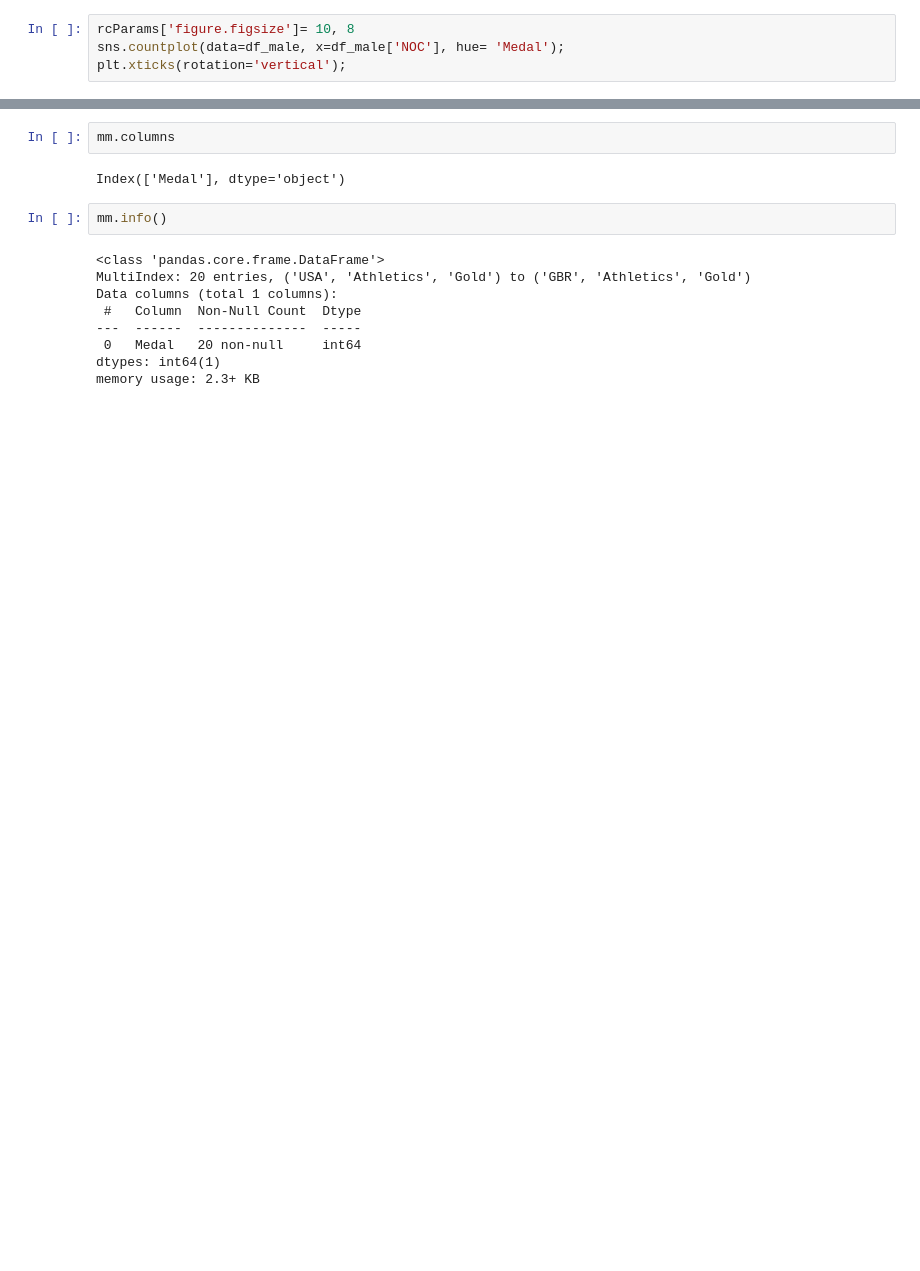
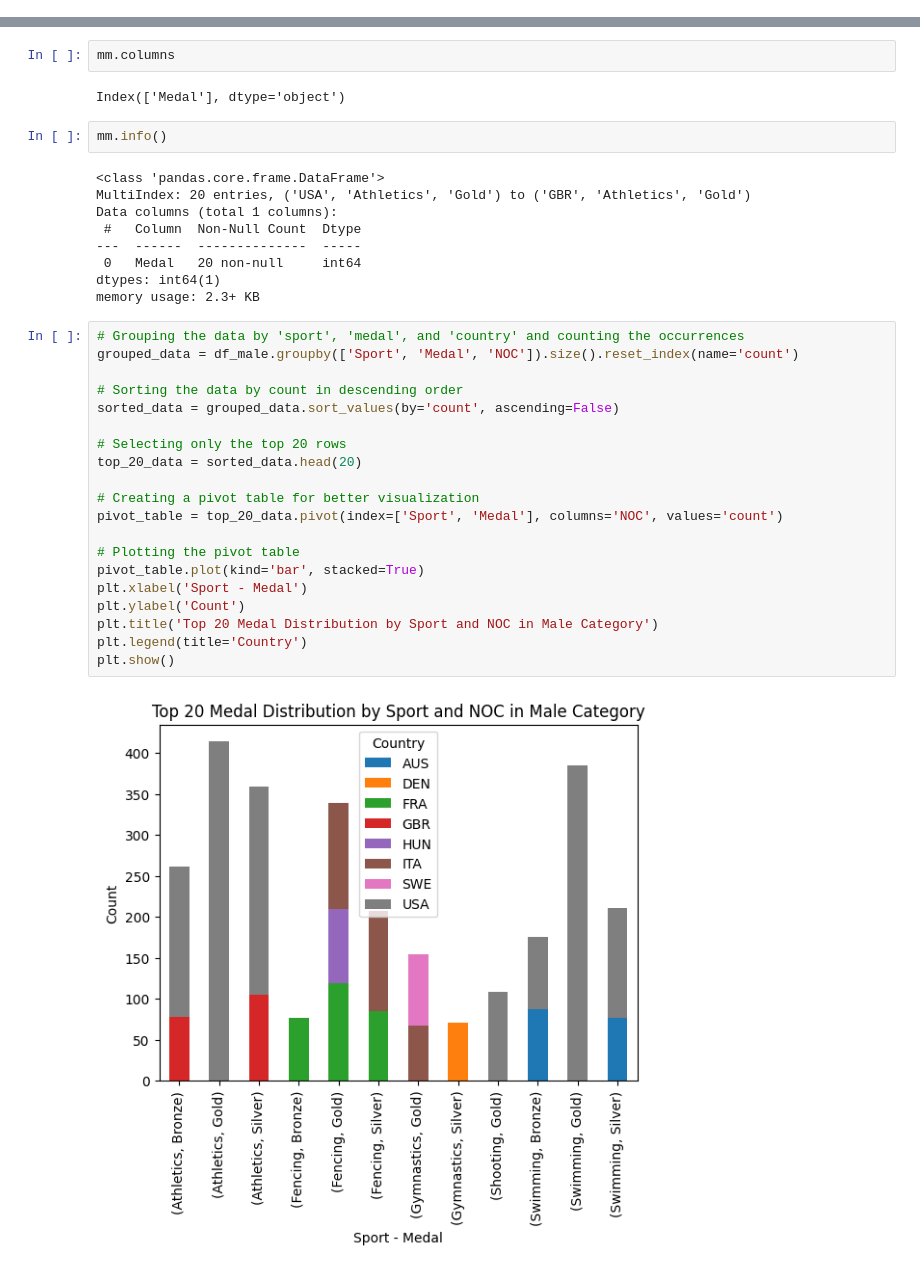
Before and after one commit to dgorgo/Jupyter, a Jupyter notebook: shedrack.ipynb, the cells around one changed output, grey strips where cells are left out. Drawn from its saved outputs; the diff is of its cells as text; blank space fills up the shorter version.

```diff
--- a/shedrack.ipynb
+++ b/shedrack.ipynb
@@ -116,7 +114,3 @@ FRA  Fencing     Bronze     77
 DEN  Gymnastics  Silver     71
 GBR  Athletics   Gold       68
 Name: Medal, dtype: int64
-# %%
-rcParams['figure.figsize']= 10, 8
-sns.countplot(data=df_male, x=df_male['NOC'], hue= 'Medal');
-plt.xticks(rotation='vertical');
@@ -137,3 +129,25 @@ Data columns (total 1 columns):
  0   Medal   20 non-null     int64
 dtypes: int64(1)
 memory usage: 2.3+ KB
+# %%
+# Grouping the data by 'sport', 'medal', and 'country' and counting the occurrences
+grouped_data = df_male.groupby(['Sport', 'Medal', 'NOC']).size().reset_index(name='count')
+
+# Sorting the data by count in descending order
+sorted_data = grouped_data.sort_values(by='count', ascending=False)
+
+# Selecting only the top 20 rows
+top_20_data = sorted_data.head(20)
+
+# Creating a pivot table for better visualization
+pivot_table = top_20_data.pivot(index=['Sport', 'Medal'], columns='NOC', values='count')
+
+# Plotting the pivot table
+pivot_table.plot(kind='bar', stacked=True)
+plt.xlabel('Sport - Medal')
+plt.ylabel('Count')
+plt.title('Top 20 Medal Distribution by Sport and NOC in Male Category')
+plt.legend(title='Country')
+plt.show()
+# %% [output]
+[figure, added]
```
Also changed, not shown: parts of 4 cells of this notebook.
